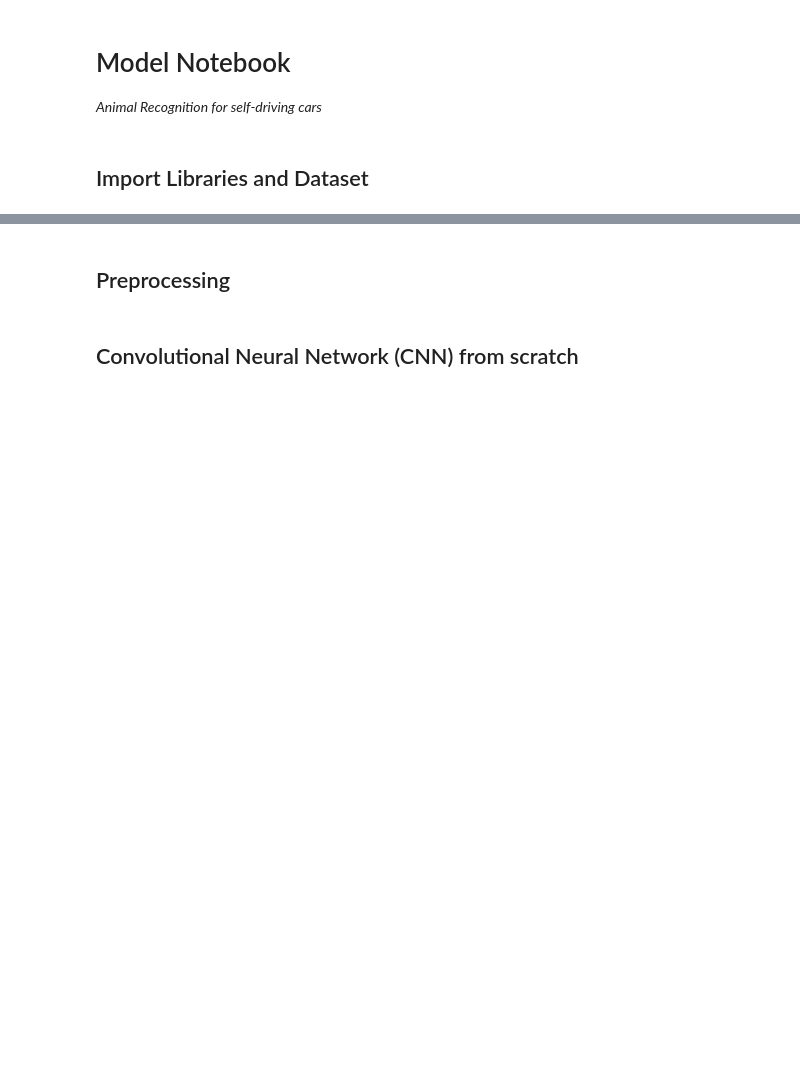
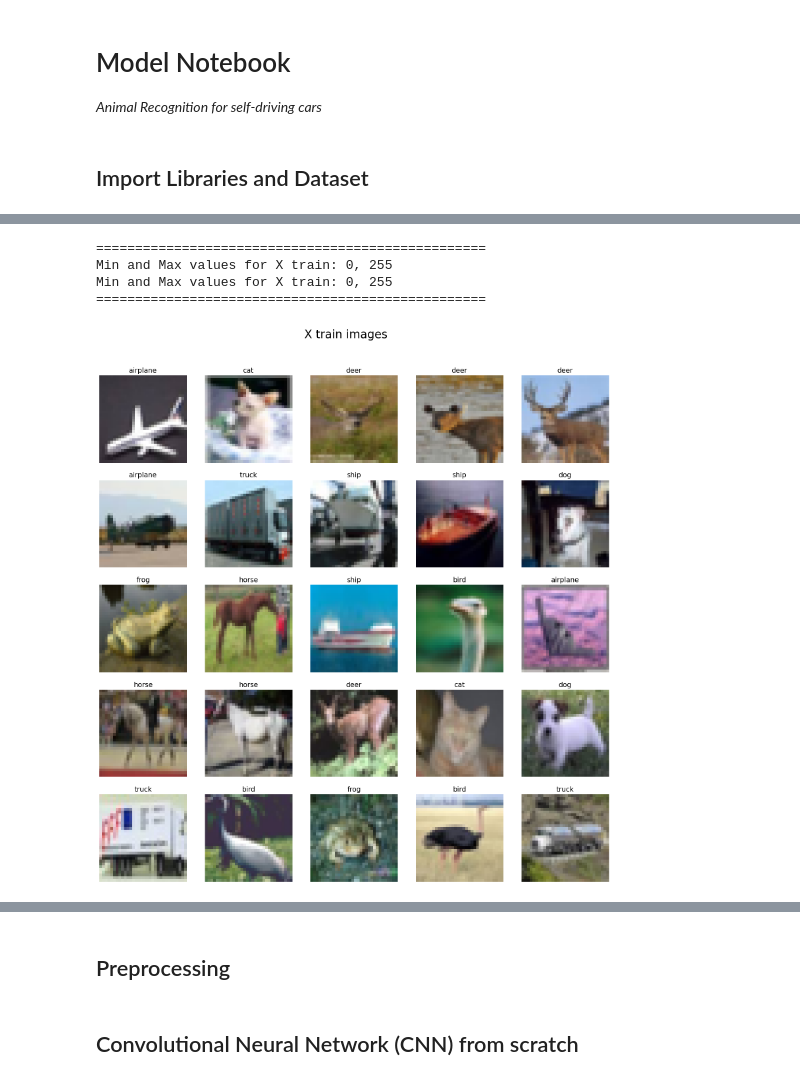
Before and after one commit to Silvano315/Animal-Recognition-App-for-Self-Driving-Cars, a Jupyter notebook: CNN_model.ipynb, the cells around one changed output, grey strips where cells are left out. Drawn from its saved outputs; the diff is of its cells as text; code cells hidden in the pictures; blank space fills up the shorter version.

```diff
--- a/CNN_model.ipynb
+++ b/CNN_model.ipynb
@@ -17,0 +28,14 @@ import tensorflow as tf
+# %%
+# Import CIFAR10 dataset
+
+(X_train, y_train), (X_test, y_test) = load_data()
+
+print("="*40)
+print("Training information:")
+print(f"X train shape: {X_train.shape}")
+print(f"y train shape: {y_train.shape}")
+print("="*40)
+print("Test information:")
+print(f"X test shape: {X_test.shape}")
+print(f"y test shape: {y_test.shape}")
+print("="*40)
@@ -17,0 +52,10 @@ import tensorflow as tf
+# %%
+# Flatten for y train and test so to have 1D array
+
+y_train = y_train.flatten()
+y_test = y_test.flatten()
+
+print("="*40)
+print(f"y train shape: {y_train.shape}")
+print(f"y test shape: {y_test.shape}")
+print("="*40)
@@ -17,0 +103,22 @@ import tensorflow as tf
+# %%
+# Max and Min values for X_train and X_test
+
+print("="*50)
+print(f"Min and Max values for X train: {np.min(X_train)}, {np.max(X_train)}")
+print(f"Min and Max values for X train: {np.min(X_test)}, {np.max(X_test)}")
+print("="*50)
+# %% [output]
+==================================================
+Min and Max values for X train: 0, 255
+Min and Max values for X train: 0, 255
+==================================================
+# %%
+# Images visualization for training
+
+n_rows = 5
+n_cols = 5
+n_train = len(X_train)
+
+images_viz(n_rows, n_cols, n_train, X_train, y_train, set = 'train')
+# %% [output]
+[figure, added]
```
Also changed, not shown: parts of 9 cells of this notebook.
